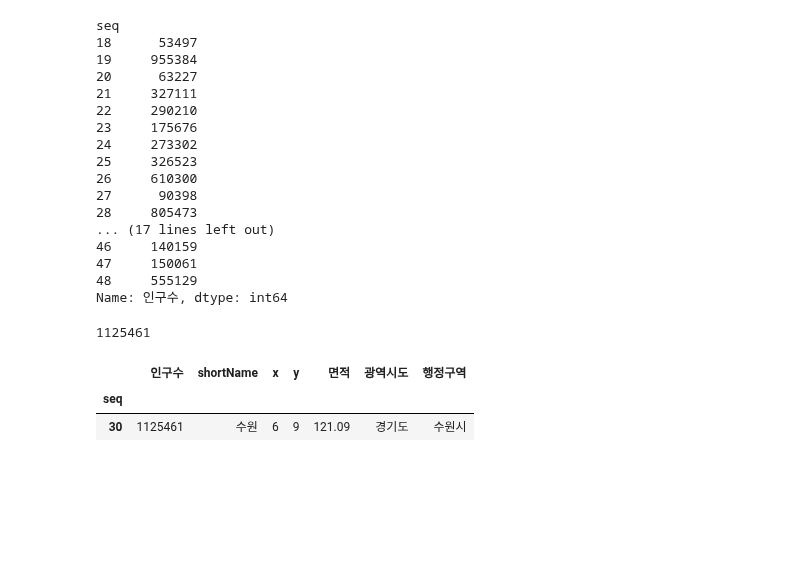
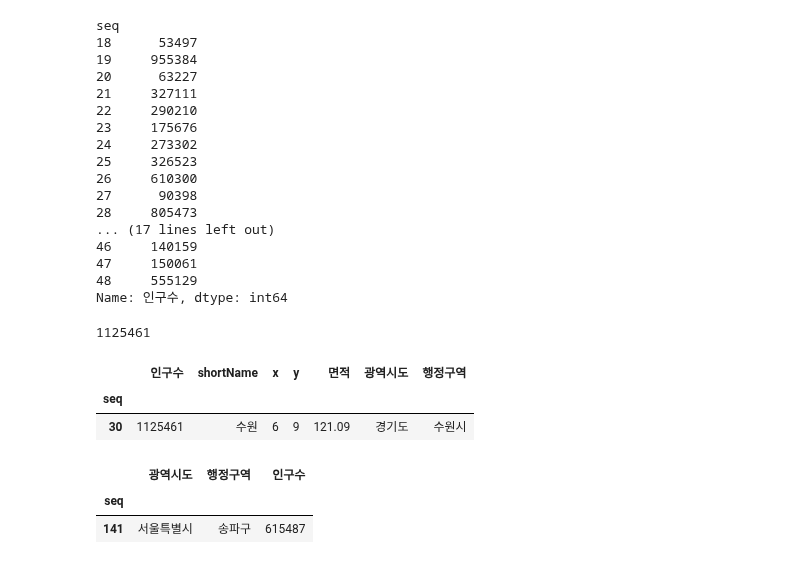
Before and after one commit to TheMatw/python_webscraping, a Jupyter notebook: 06행정구역정보분석.ipynb, the cells around one changed output. Cells and saved outputs as stored; diff of their text form; code cells hidden in the pictures; blank space fills up the shorter version.

Commit message:
data draw

```diff
--- a/06행정구역정보분석.ipynb
+++ b/06행정구역정보분석.ipynb
@@ -303,4 +303,11 @@ data.loc[(data['광역시도'] == '경기도') & (data['인구수'] == pop_max_v
 # sido_name (광역시도)을 아규먼트 받아서 , 특정 광역시도 중에서 가장 인구가 많은 행정구역을 반환하는 함수 정의하기
 def get_pop_max_city(sido_name):
     pop_max_value = data.loc[data['광역시도'] == sido_name,'인구수'].max()
-    print(pop_max_value)
+    #print(pop_max_value)
+    return data.loc[(data['광역시도'] == sido_name) & (data['인구수'] == pop_max_value),['광역시도','행정구역','인구수']]
+# %%
+get_pop_max_city('서울특별시')
+# %% [output]
+|  | 광역시도 | 행정구역 | 인구수 |
+| seq |  |  |  |
+| 141 | 서울특별시 | 송파구 | 615487 |
```
Also changed, not shown: parts of 1 cell of this notebook.
